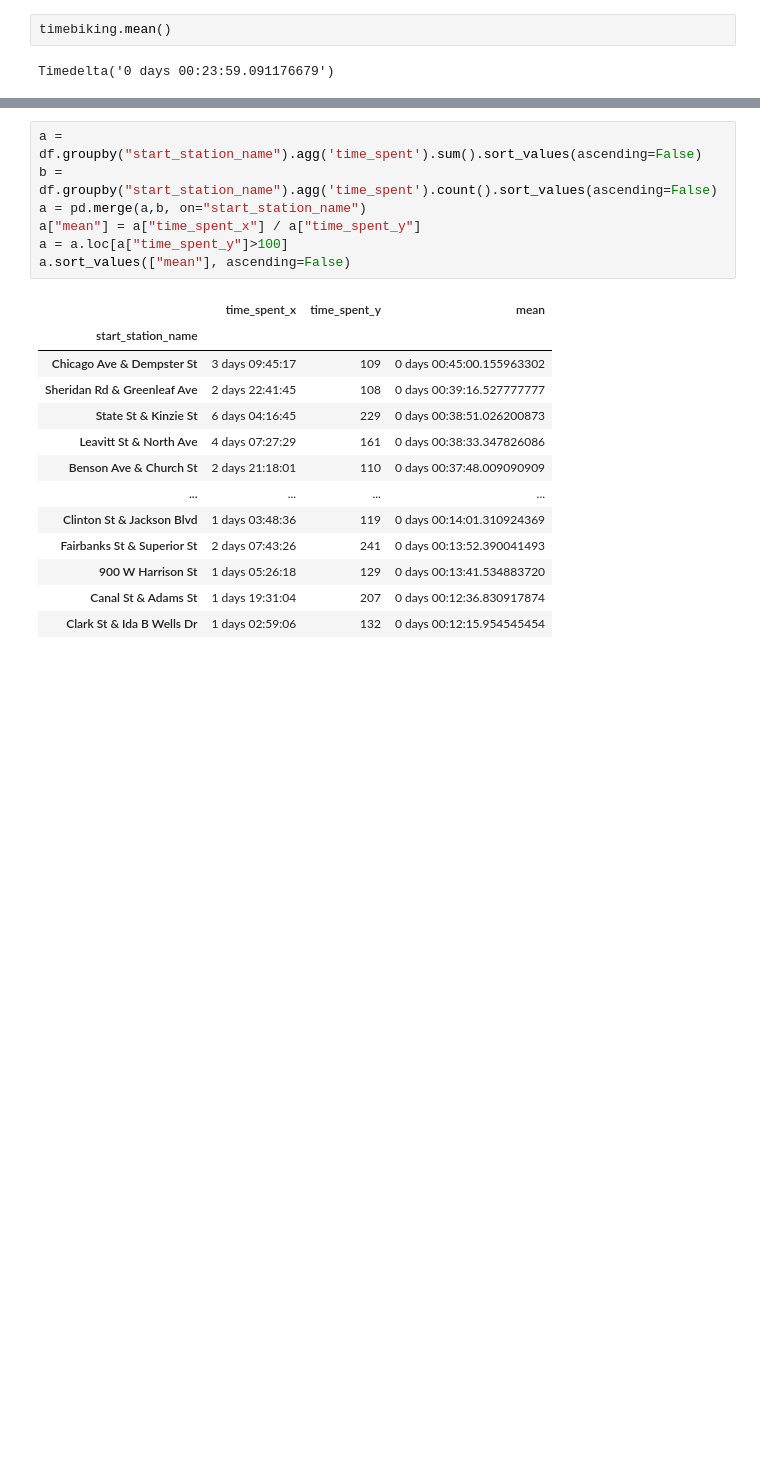
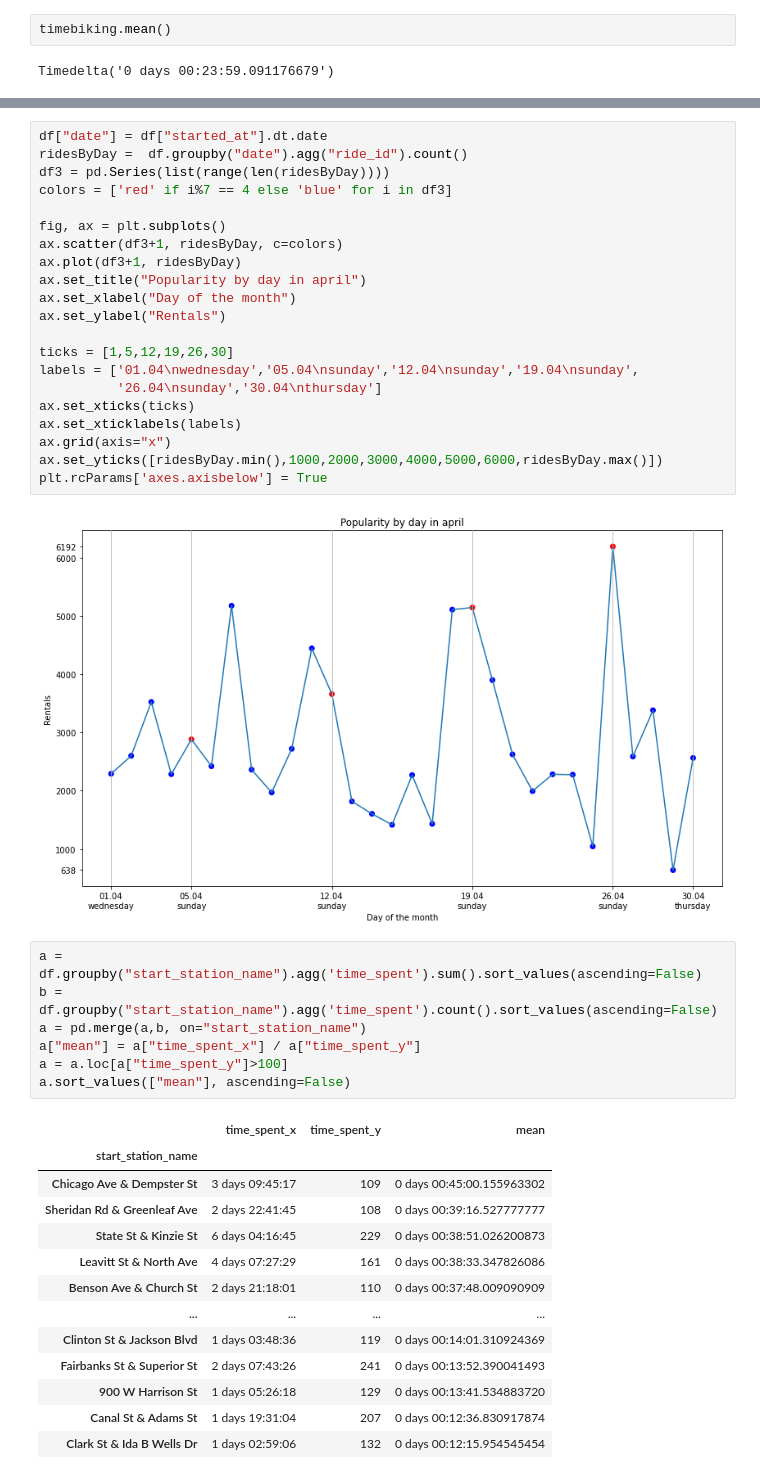
Before and after one commit to Kolo-Naukowe-Data-Science-PW/Rekrutacja21, a Jupyter notebook: MaciejKolek/KN_Jupyter.ipynb, the cells around one changed output, grey strips where cells are left out. Drawn from its saved outputs; the diff is of its cells as text; blank space fills up the shorter version.

```diff
--- a/MaciejKolek/KN_Jupyter.ipynb
+++ b/MaciejKolek/KN_Jupyter.ipynb
@@ -159,3 +165,26 @@ fig.set_adjustable('box', share=False)
+# %%
+df["date"] = df["started_at"].dt.date
+ridesByDay =  df.groupby("date").agg("ride_id").count()
+df3 = pd.Series(list(range(len(ridesByDay))))
+colors = ['red' if i%7 == 4 else 'blue' for i in df3]
+
+fig, ax = plt.subplots()
+ax.scatter(df3+1, ridesByDay, c=colors)
+ax.plot(df3+1, ridesByDay)
+ax.set_title("Popularity by day in april")
+ax.set_xlabel("Day of the month")
+ax.set_ylabel("Rentals")
+
+ticks = [1,5,12,19,26,30]
+labels = ['01.04\nwednesday','05.04\nsunday','12.04\nsunday','19.04\nsunday',
+          '26.04\nsunday','30.04\nthursday']
+ax.set_xticks(ticks)
+ax.set_xticklabels(labels)
+ax.grid(axis="x")
+ax.set_yticks([ridesByDay.min(),1000,2000,3000,4000,5000,6000,ridesByDay.max()])
+plt.rcParams['axes.axisbelow'] = True
+# %% [output]
+[figure, added]
 # %%
 a = df.groupby("start_station_name").agg('time_spent').sum().sort_values(ascending=False)
 b = df.groupby("start_station_name").agg('time_spent').count().sort_values(ascending=False)
```
Also changed, not shown: parts of 15 cells of this notebook, 1 other file.
